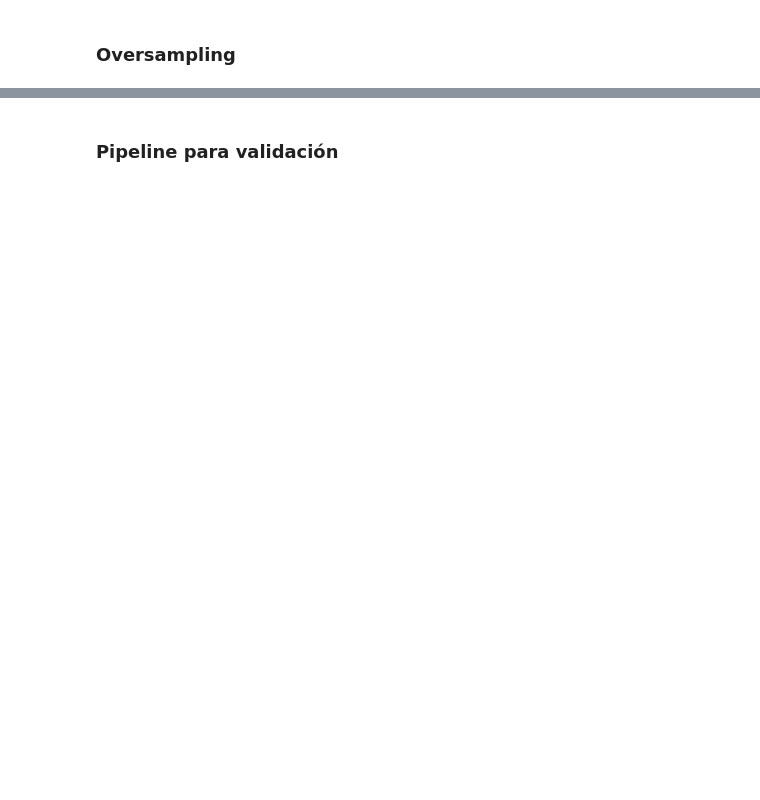
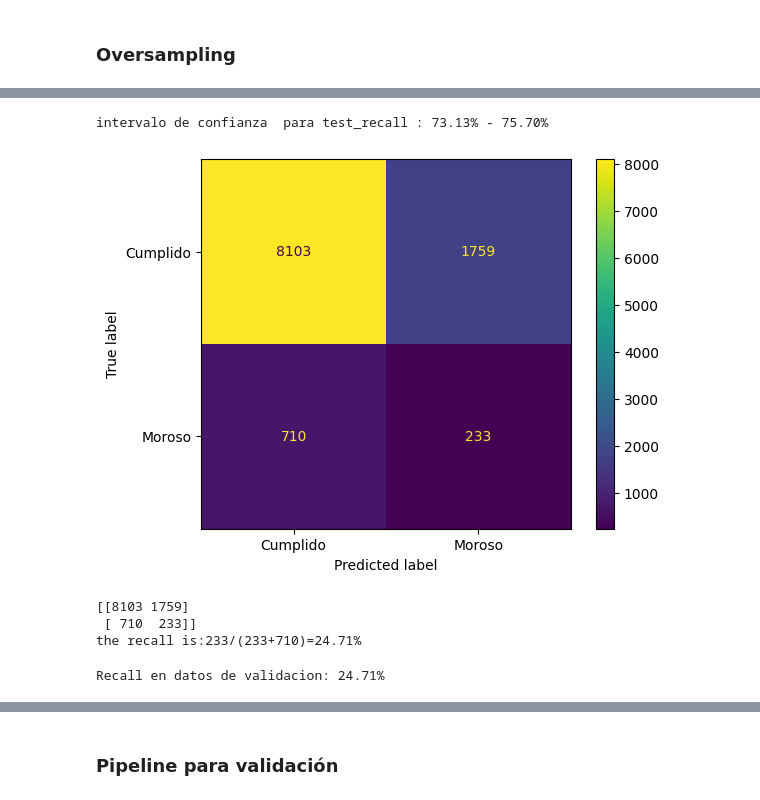
Before and after one commit to JCSR2022/Alura_Data_Science, a Jupyter notebook: Model_Validation_&_Evaluation_Metrics/Clasificacion_validacion_y_metricas.ipynb, the cells around one changed output, grey strips where cells are left out. Cells and saved outputs as stored; diff of their text form; code cells hidden in the pictures; blank space fills up the shorter version.

```diff
--- a/Model_Validation_&_Evaluation_Metrics/Clasificacion_validacion_y_metricas.ipynb
+++ b/Model_Validation_&_Evaluation_Metrics/Clasificacion_validacion_y_metricas.ipynb
@@ -497,0 +488,3 @@ https://imbalanced-learn.org/stable/references/generated/imblearn.over_sampling.
+# %%
+oversampling = SMOTE(random_state=rand_state)
+X_train_resampled, y_train_resampled = oversampling.fit_resample(X_train, y_train)
@@ -497,0 +509,6 @@ https://imbalanced-learn.org/stable/references/generated/imblearn.over_sampling.
+# %%
+modelo =  DecisionTreeClassifier(max_depth=10)
+kf = StratifiedKFold(n_splits=5, shuffle=True, random_state=rand_state)
+cv_results = cross_validate(modelo, X_train_resampled, y_train_resampled, cv=kf, scoring=['accuracy','precision','recall','f1'])
+cv_results_df = pd.DataFrame(cv_results)
+cv_results_df
@@ -497,0 +522,27 @@ https://imbalanced-learn.org/stable/references/generated/imblearn.over_sampling.
+# %%
+score = 'test_recall'
+recall_intervalo= intervalo_confianza(cv_results,score)
+print(f'intervalo de confianza  para {score} : {recall_intervalo[0]:.2%} - {recall_intervalo[1]:.2%}')
+# %% [output]
+intervalo de confianza  para test_recall : 73.13% - 75.70%
+# %%
+modelo.fit(X_train_resampled, y_train_resampled)
+y_predict = modelo.predict(X_validacion)
+conf_matrix = confusion_matrix(y_validacion, y_predict)
+disp = ConfusionMatrixDisplay(conf_matrix,display_labels=['Cumplido','Moroso'])
+disp.plot()
+plt.show()
+# %% [output]
+[figure, added]
+# %%
+print(conf_matrix)
+my_recall = conf_matrix[1][1] / (conf_matrix[1][1] + conf_matrix[1][0])
+print(f'the recall is:{conf_matrix[1][1]}/({conf_matrix[1][1]}+{conf_matrix[1][0]})={my_recall*100:.2f}%')
+# %% [output]
+[[8103 1759]
+ [ 710  233]]
+the recall is:233/(233+710)=24.71%
+# %%
+print(f'Recall en datos de validacion: {recall_score(y_validacion, y_predict):.2%}')
+# %% [output]
+Recall en datos de validacion: 24.71%
```
Also changed, not shown: parts of 27 cells of this notebook.
